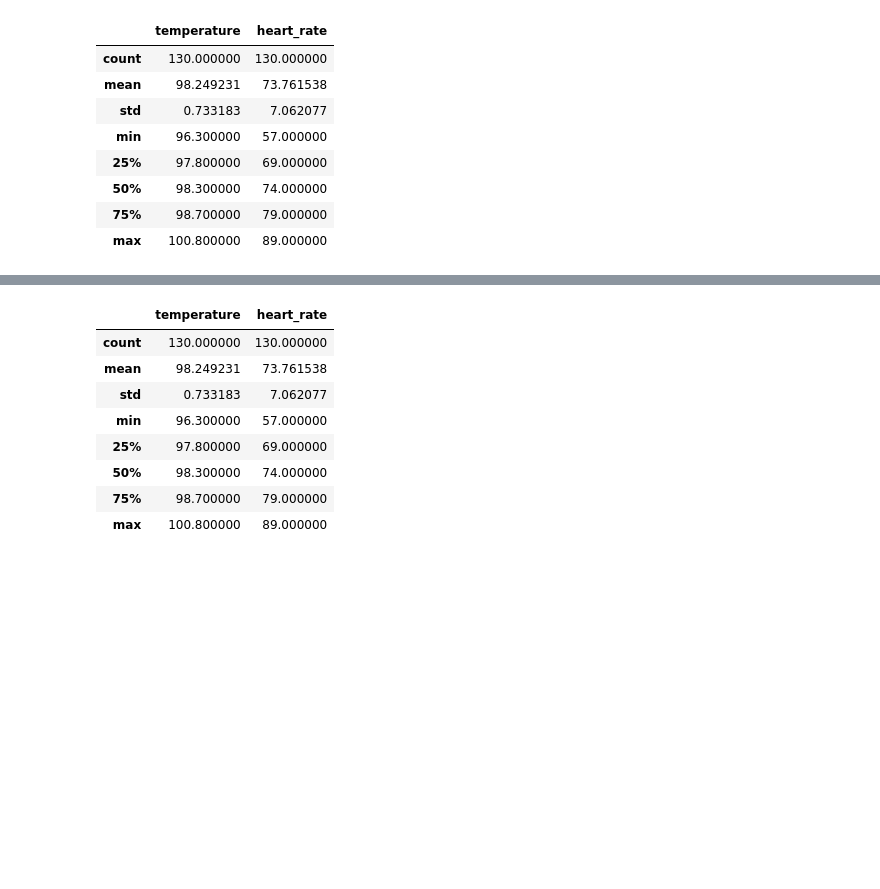
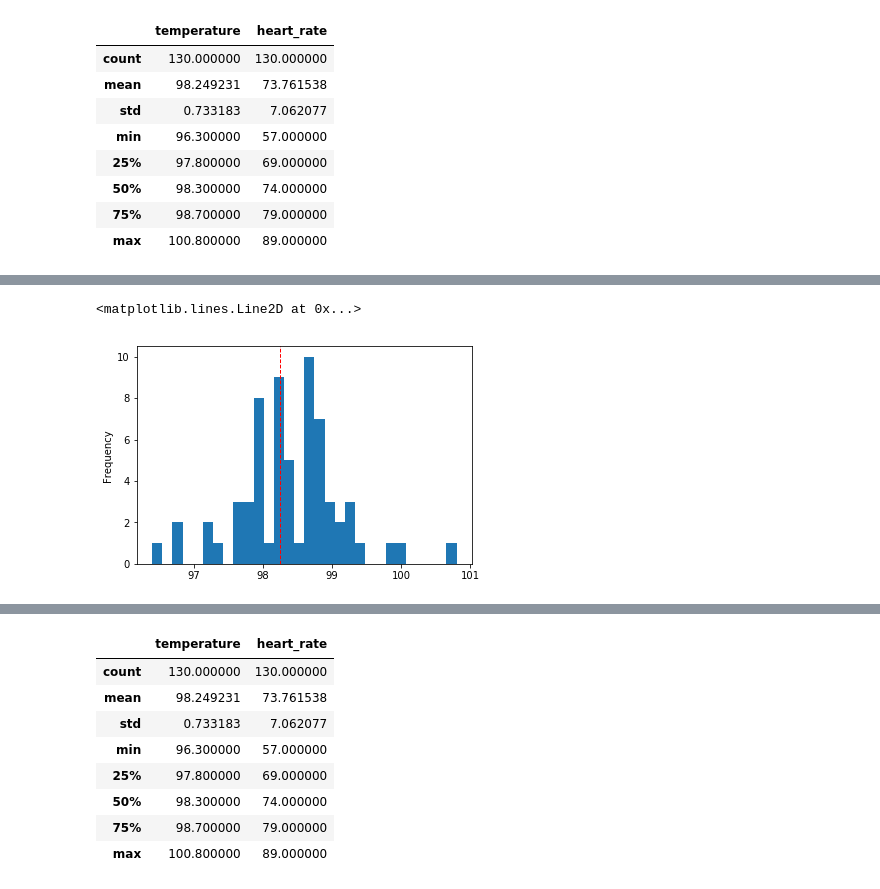
Before and after one commit to gussie/Springboard_data_science, a Jupyter notebook: EDA1_HumanBodyTemp.ipynb, the cells around one changed output, grey strips where cells are left out. Saved outputs shown, nothing was run; the diff lists cells and outputs as text; code cells hidden in the pictures; blank space fills up the shorter version.

```diff
--- a/EDA1_HumanBodyTemp.ipynb
+++ b/EDA1_HumanBodyTemp.ipynb
@@ -86,0 +95,7 @@ Yes, we can assume the sample has a normal distribution According to the CLT, a
+# %%
+# female subjects
+fp = df.temperature[df.gender == "F"].plot.hist(bins=30)
+plt.axvline(x.mean(), color='r', linestyle='dashed', linewidth=1)
+# %% [output]
+<matplotlib.lines.Line2D at 0x...>
+[figure, added]
```
Also changed, not shown: parts of 8 cells of this notebook.
